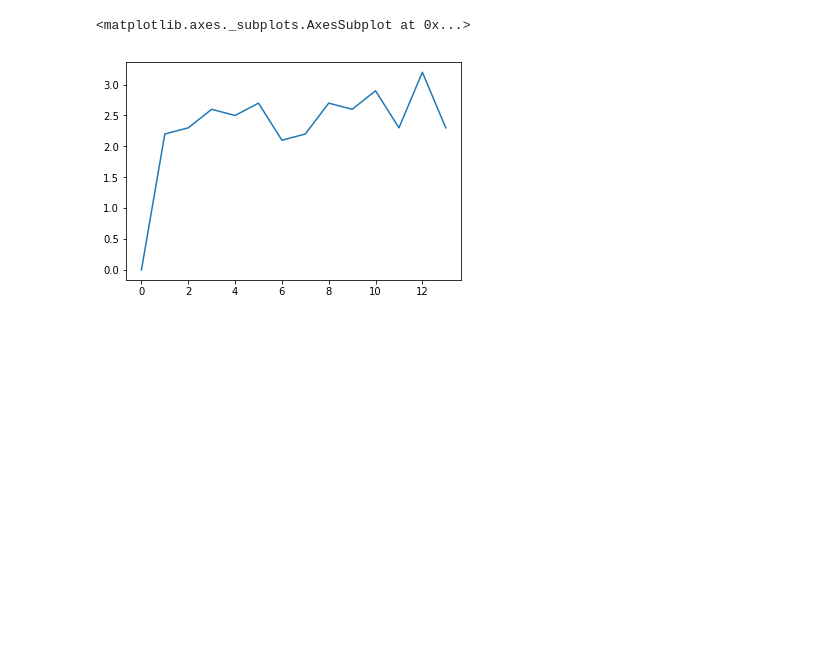
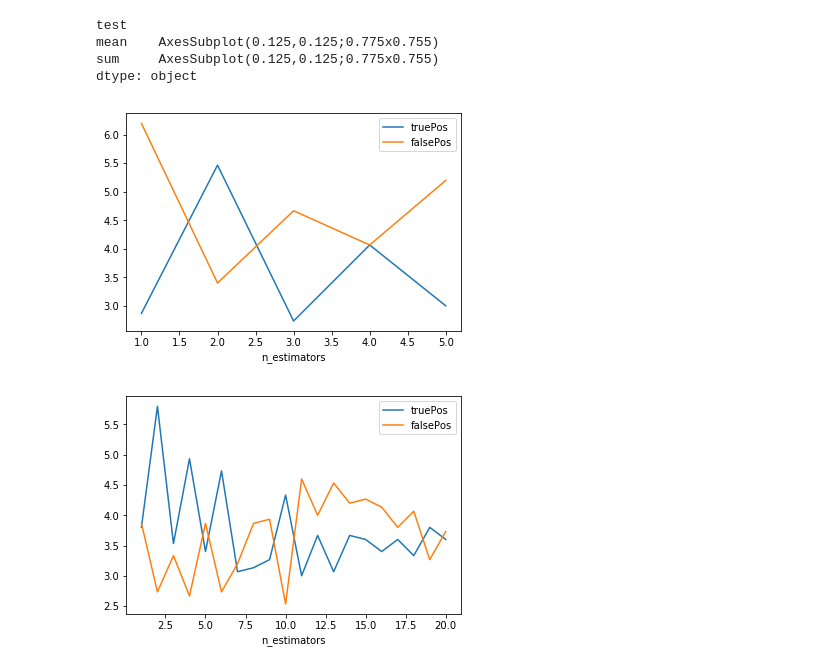
Before and after one commit to ac4649/datalogue_challenge, a Jupyter notebook: runStatsViewer.ipynb, the cells around one changed output. Cells and saved outputs as stored; diff of their text form; code cells hidden in the pictures; blank space fills up the shorter version.

Commit message:
running the mean and not sum to see the results.

```diff
--- a/runStatsViewer.ipynb
+++ b/runStatsViewer.ipynb
@@ -110,5 +114,10 @@ stats
-# %%
-stats['truePos'].plot()
-# %% [output]
-<matplotlib.axes._subplots.AxesSubplot at 0x...>
-[figure, removed]
+# %%
+# plt = stats[stats['test'] == 'sum']['truePos'].plot() # create sub-plots for
+stats.groupby('test').plot(x='n_estimators',y=['truePos','falsePos'])
+# %% [output]
+test
+mean    AxesSubplot(0.125,0.125;0.775x0.755)
+sum     AxesSubplot(0.125,0.125;0.775x0.755)
+dtype: object
+[figure, added]
+[figure, added]
```
Also changed, not shown: parts of 4 cells of this notebook, 6 other files.
